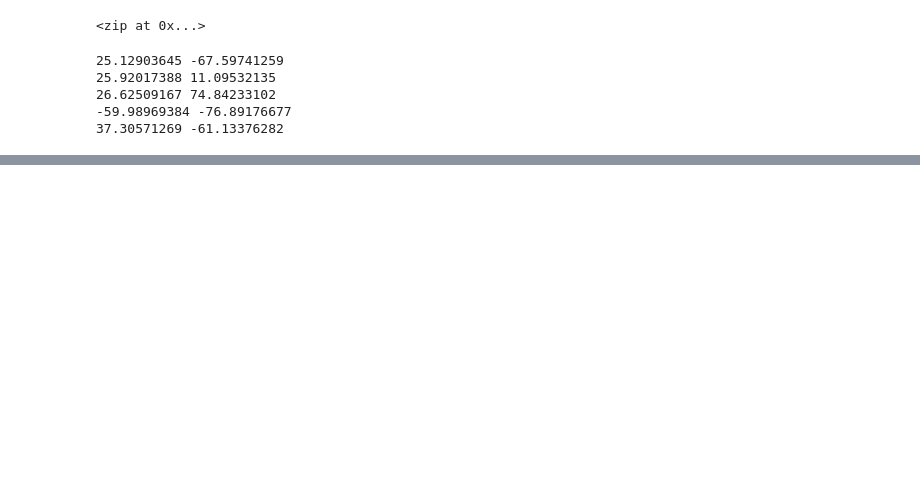
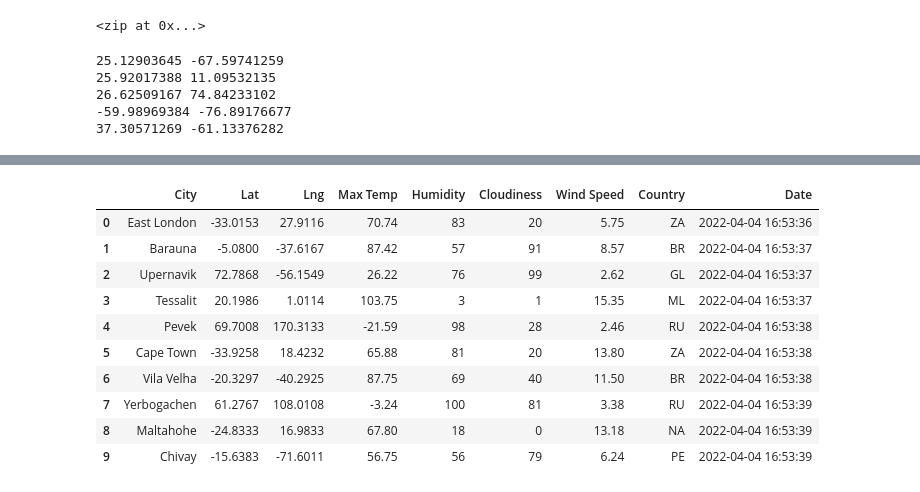
Before and after one commit to justinkirk8/World_Weather_Analysis, a Jupyter notebook: WeatherPy.ipynb, the cells around one changed output, grey strips where cells are left out. Cells and saved outputs as stored; diff of their text form; code cells hidden in the pictures; blank space fills up the shorter version.

Commit message:
6.2.7 update to WeatherPy, update git ignore, add cities.csv

```diff
--- a/WeatherPy.ipynb
+++ b/WeatherPy.ipynb
@@ -35,3 +42,6 @@ from citipy import citipy
+# %%
+# Starting URL for Weather Map API Call.
+url = "http://api.openweathermap.org/data/2.5/weather?units=Imperial&APPID=" + weather_api_key
 # %%
 # Use the tuple() function to display the latitude and longitude combinations.
 for coordinate in coordinates:
@@ -71,0 +86,10 @@ len(cities)
+# %%
+# Create an empty list to hold the weather data.
+city_data = []
+# Print the beginning of the logging.
+print("Beginning Data Retrieval     ")
+print("-----------------------------")
+
+# Create counters.
+record_count = 1
+set_count = 1
@@ -71,0 +168,16 @@ len(cities)
+# %%
+# Convert the array of dictionaries to a Pandas DataFrame.
+city_data_df = pd.DataFrame(city_data)
+city_data_df.head(10)
+# %% [output]
+|  | City | Lat | Lng | Max Temp | Humidity | Cloudiness | Wind Speed | Country | Date |
+| 0 | East London | -33.0153 | 27.9116 | 70.74 | 83 | 20 | 5.75 | ZA | 2022-04-04 16:53:36 |
+| 1 | Barauna | -5.0800 | -37.6167 | 87.42 | 57 | 91 | 8.57 | BR | 2022-04-04 16:53:37 |
+| 2 | Upernavik | 72.7868 | -56.1549 | 26.22 | 76 | 99 | 2.62 | GL | 2022-04-04 16:53:37 |
+| 3 | Tessalit | 20.1986 | 1.0114 | 103.75 | 3 | 1 | 15.35 | ML | 2022-04-04 16:53:37 |
+| 4 | Pevek | 69.7008 | 170.3133 | -21.59 | 98 | 28 | 2.46 | RU | 2022-04-04 16:53:38 |
+| 5 | Cape Town | -33.9258 | 18.4232 | 65.88 | 81 | 20 | 13.80 | ZA | 2022-04-04 16:53:38 |
+| 6 | Vila Velha | -20.3297 | -40.2925 | 87.75 | 69 | 40 | 11.50 | BR | 2022-04-04 16:53:38 |
+| 7 | Yerbogachen | 61.2767 | 108.0108 | -3.24 | 100 | 81 | 3.38 | RU | 2022-04-04 16:53:39 |
+| 8 | Maltahohe | -24.8333 | 16.9833 | 67.80 | 18 | 0 | 13.18 | NA | 2022-04-04 16:53:39 |
+| 9 | Chivay | -15.6383 | -71.6011 | 56.75 | 56 | 79 | 6.24 | PE | 2022-04-04 16:53:39 |
```
Also changed, not shown: parts of 9 cells of this notebook, 2 other files.
